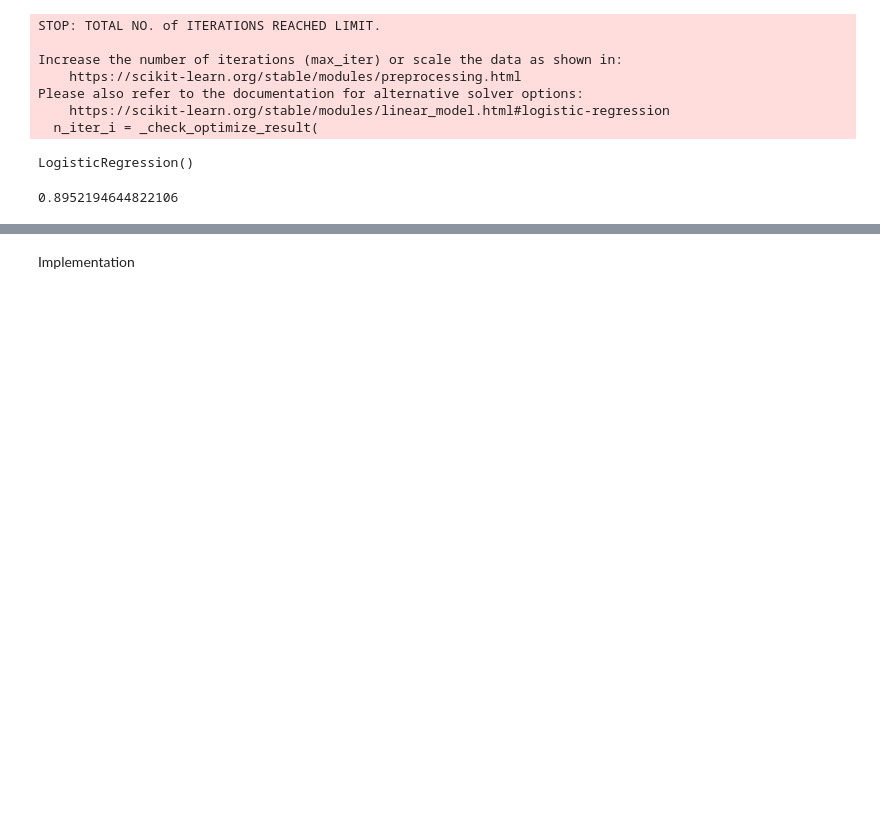
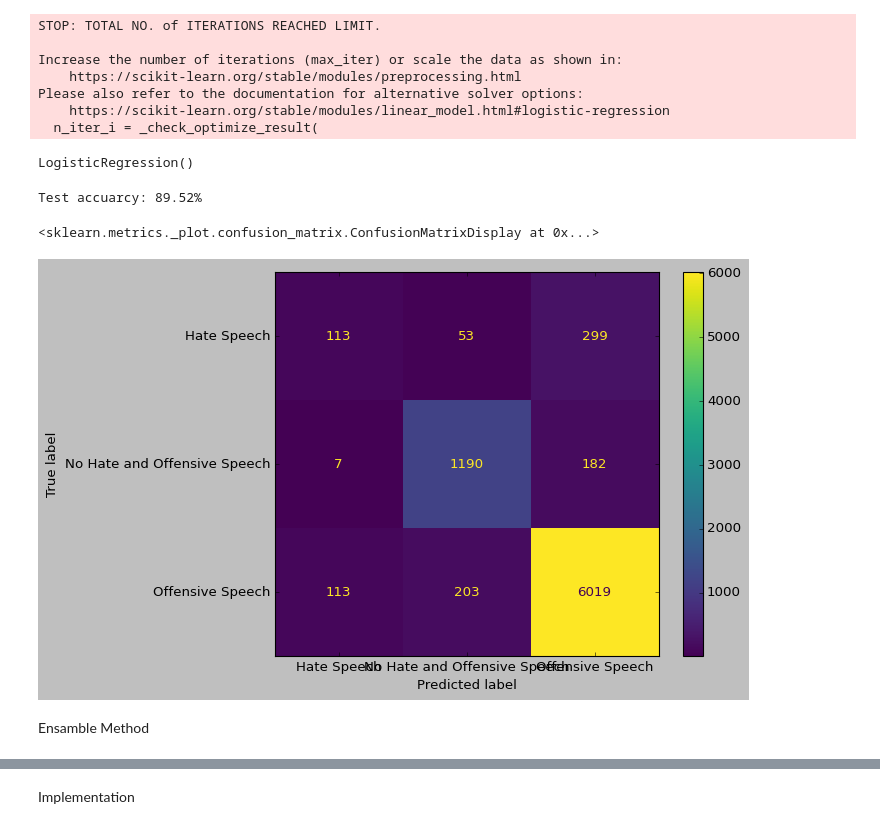
Before and after one commit to Parth-Hariyani3001/Hate-speech-Detetion-using-python, a Jupyter notebook: Hate_speech_detection.ipynb, the cells around one changed output, grey strips where cells are left out. Drawn from its saved outputs; the diff is of its cells as text; code cells hidden in the pictures; blank space fills up the shorter version.

```diff
--- a/Hate_speech_detection.ipynb
+++ b/Hate_speech_detection.ipynb
@@ -127,8 +138,19 @@ Please also refer to the documentation for alternative solver options:
     https://scikit-learn.org/stable/modules/linear_model.html#logistic-regression
   n_iter_i = _check_optimize_result(
 LogisticRegression()
-# %%
-logreg_predict = logreg.predict(X_test)
-print (accuracy_score(y_test,logreg_predict))
-# %% [output]
-0.8952194644822106
+# %%
+logreg_predict = logreg.predict(X_test)
+logreg_acc = accuracy_score(logreg_predict, y_test)
+print("Test accuarcy: {:.2f}%".format(logreg_acc*100))
+# %% [output]
+Test accuarcy: 89.52%
+# %%
+style.use('classic')
+cm = confusion_matrix(y_test, logreg_predict, labels=logreg.classes_)
+disp = ConfusionMatrixDisplay(confusion_matrix=cm, display_labels=logreg.classes_)
+disp.plot()
+# %% [output]
+<sklearn.metrics._plot.confusion_matrix.ConfusionMatrixDisplay at 0x...>
+[figure, added]
+# %% [markdown]
+Ensamble Method
```
Also changed, not shown: parts of 17 cells of this notebook, 5 other files.
